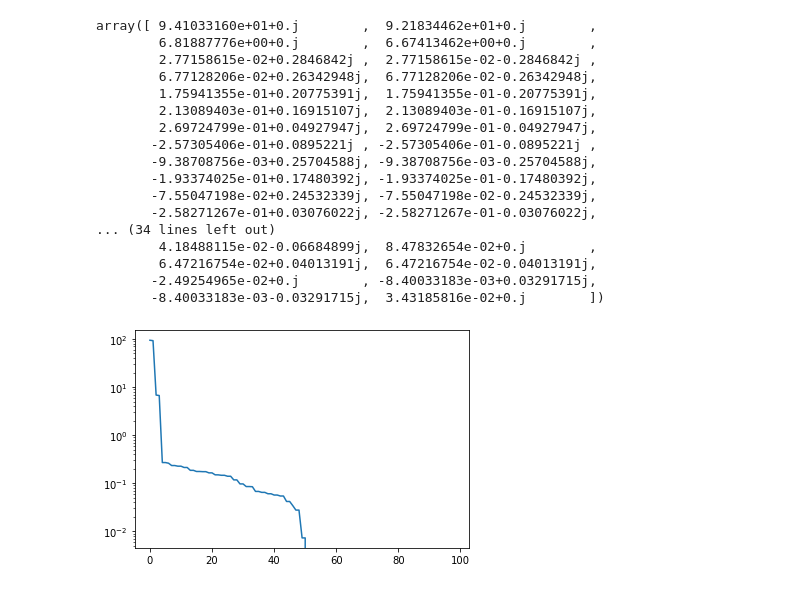
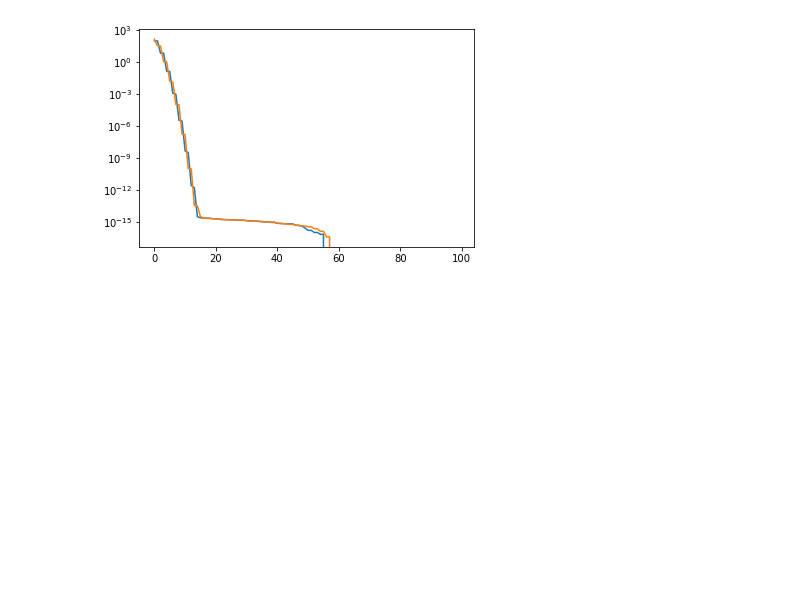
Before and after one commit to genglinliu/NTK-study, a Jupyter notebook: NTK.ipynb, the cells around one changed output. Cells and saved outputs as stored; diff of their text form; code cells hidden in the pictures; blank space fills up the shorter version.

```diff
--- a/NTK.ipynb
+++ b/NTK.ipynb
@@ -61,7 +61,7 @@ def analytic_kernel_entry_2d(x, y, k=None,activation=None): # x, y vector
 
     return kappa(u)
 # %%
-def numerical_kernel_entry(x, y, k=1, activation='relu_k'):
+def numerical_kernel_entry(x, y, num_samples, w1, w2, k=1, activation='relu_k'):
     """
     https://papers.nips.cc/paper/2019/file/c4ef9c39b300931b69a36fb3dbb8d60e-Paper.pdf
     equation (3) on page 3 and section 3.3 on page 7
@@ -75,10 +75,6 @@ def numerical_kernel_entry(x, y, k=1, activation='relu_k'):
     K(x, x') = <x, x'> E[sig'(<w, x>)sig'(<w, x'>)] + E[sig(<w, x>)sig(<w, x'>)]
     E {w ~ N(0, 1)}
     """
-    num_samples = 1000
-
-    # fix this - vectorize
-    w1, w2 = np.random.normal(0.0, 1.0, size=[2, num_samples, 2])
 
     # w1: (num_samples, 2) x: (2,)
     # get dot products
@@ -256,5 +144,5 @@ array([[512.04840717, 579.95499653, 684.80905892, ..., 608.05474461,
 # %%
-def calc_NTK_2d_trig(kernel_entry_func, k=1, activation='relu_k'):
+def calc_NTK_2d_trig(kernel_entry_func, k=1, activation='sin'):
     num_inputs = 100
     pi = np.pi
     # sin(theta) and cos(theta), theta ~ (0, 2*pi) uniform
@@ -262,40 +150,24 @@ def calc_NTK_2d_trig(kernel_entry_func, k=1, activation='relu_k'):
     theta = np.linspace(0.0, 2 * pi, num=num_inputs)
     x = np.asarray((np.cos(theta), np.sin(theta)))
 
-    # make kernel
+    # initialize kernel and sample weights
     kernel = np.zeros((num_inputs, num_inputs))
+    num_samples = 1000
+    w1, w2 = np.random.normal(0.0, 1.0, size=[2, num_samples, 2])
 
     for i in range(num_inputs):
         for j in range(num_inputs):
-            kernel[i][j] = kernel_entry_func(x[:, i], x[:, j], k, activation)
+            kernel[i][j] = kernel_entry_func(x[:, i], x[:, j], num_samples, w1, w2, k, activation)
 
     # sort eigenvalues in descending order
     eigenvalues = np.linalg.eigvals(kernel)
     sorted_eigenvalues = np.sort(eigenvalues)[::-1]
-    # plt.plot(sorted_eigenvalues)
+    # y log scale keep x , instead of log-log
     plt.yscale('log')
-    plt.plot(sorted_eigenvalues[:-1])
+    plt.plot(sorted_eigenvalues)
     return eigenvalues
-#     return kernel
 # %%
-calc_NTK_2d_trig(numerical_kernel_entry, activation='sin')
-# fix: y log scale keep x , instead of log-log
+kernel_sin = calc_NTK_2d_trig(numerical_kernel_entry, activation='sin')
+kernel_cos = calc_NTK_2d_trig(numerical_kernel_entry, activation='cos')
 # %% [output]
-array([ 9.41033160e+01+0.j        ,  9.21834462e+01+0.j        ,
-        6.81887776e+00+0.j        ,  6.67413462e+00+0.j        ,
-        2.77158615e-02+0.2846842j ,  2.77158615e-02-0.2846842j ,
-        6.77128206e-02+0.26342948j,  6.77128206e-02-0.26342948j,
-        1.75941355e-01+0.20775391j,  1.75941355e-01-0.20775391j,
-        2.13089403e-01+0.16915107j,  2.13089403e-01-0.16915107j,
-        2.69724799e-01+0.04927947j,  2.69724799e-01-0.04927947j,
-       -2.57305406e-01+0.0895221j , -2.57305406e-01-0.0895221j ,
-       -9.38708756e-03+0.25704588j, -9.38708756e-03-0.25704588j,
-       -1.93374025e-01+0.17480392j, -1.93374025e-01-0.17480392j,
-       -7.55047198e-02+0.24532339j, -7.55047198e-02-0.24532339j,
-       -2.58271267e-01+0.03076022j, -2.58271267e-01-0.03076022j,
-... (34 lines left out)
-        4.18488115e-02-0.06684899j,  8.47832654e-02+0.j        ,
-        6.47216754e-02+0.04013191j,  6.47216754e-02-0.04013191j,
-       -2.49254965e-02+0.j        , -8.40033183e-03+0.03291715j,
-       -8.40033183e-03-0.03291715j,  3.43185816e-02+0.j        ])
-[figure, old version]
+[figure, new version]
```
Also changed, not shown: parts of 16 cells of this notebook.
